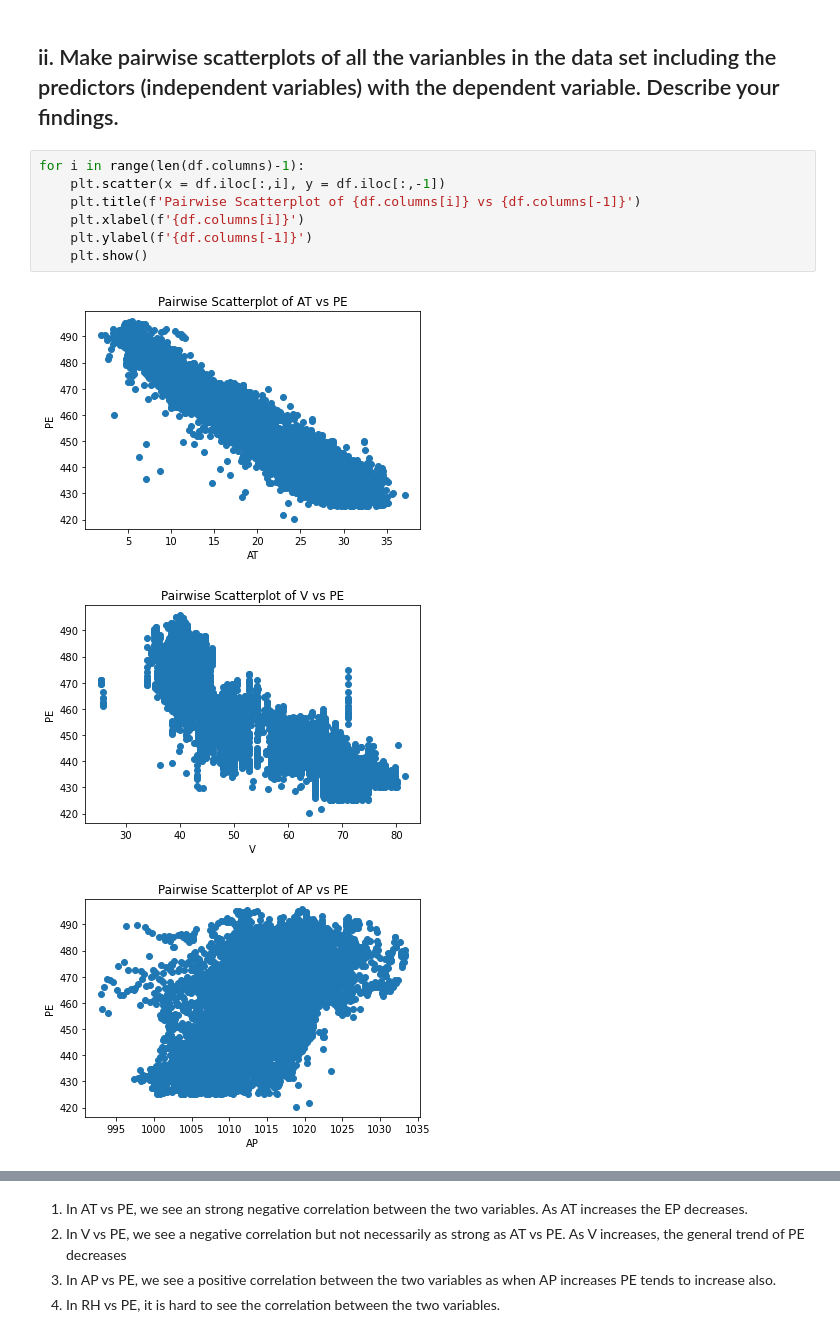
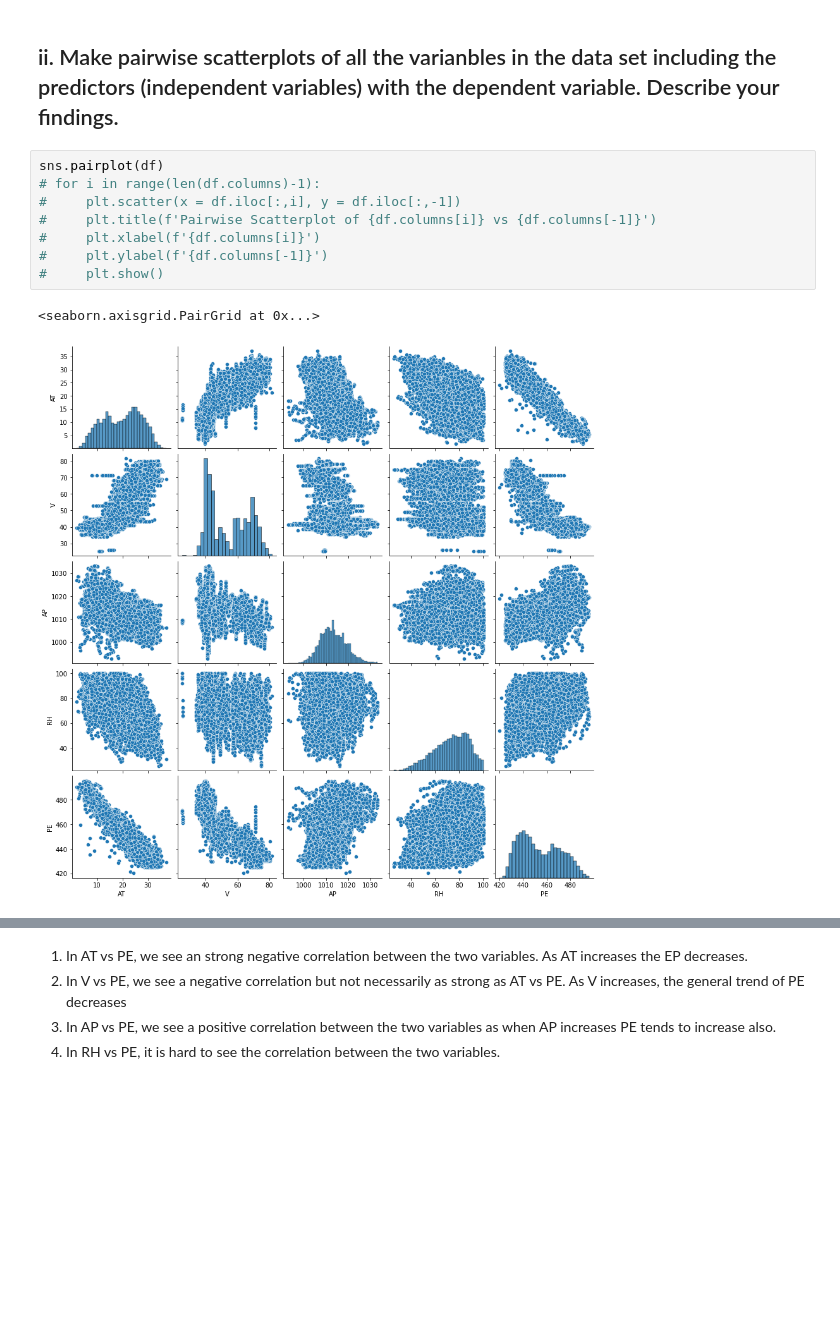
Before and after one commit to thegeorgejoseph/machine-learning, a Jupyter notebook: HW2/notebook/Joseph_George_HW2.ipynb, the cells around one changed output, grey strips where cells are left out. Cells and saved outputs as stored; diff of their text form; blank space fills up the shorter version.

```diff
--- a/HW2/notebook/Joseph_George_HW2.ipynb
+++ b/HW2/notebook/Joseph_George_HW2.ipynb
@@ -47,13 +47,13 @@ Every row consists of 4 features, namely, Ambient Temperature (AT), Exhaust Vacu
 # %% [markdown]
 ## ii. Make pairwise scatterplots of all the varianbles in the data set including the predictors (independent variables) with the dependent variable. Describe your findings.
 # %%
-for i in range(len(df.columns)-1):
-    plt.scatter(x = df.iloc[:,i], y = df.iloc[:,-1])
-    plt.title(f'Pairwise Scatterplot of {df.columns[i]} vs {df.columns[-1]}')
-    plt.xlabel(f'{df.columns[i]}')
-    plt.ylabel(f'{df.columns[-1]}')
-    plt.show()
+sns.pairplot(df)
+# for i in range(len(df.columns)-1):
+#     plt.scatter(x = df.iloc[:,i], y = df.iloc[:,-1])
+#     plt.title(f'Pairwise Scatterplot of {df.columns[i]} vs {df.columns[-1]}')
+#     plt.xlabel(f'{df.columns[i]}')
+#     plt.ylabel(f'{df.columns[-1]}')
+#     plt.show()
 # %% [output]
+<seaborn.axisgrid.PairGrid at 0x...>
-[figure, old version]
+[figure, new version]
-[figure, removed]
-[figure, removed]
```
Also changed, not shown: parts of 63 cells of this notebook.
